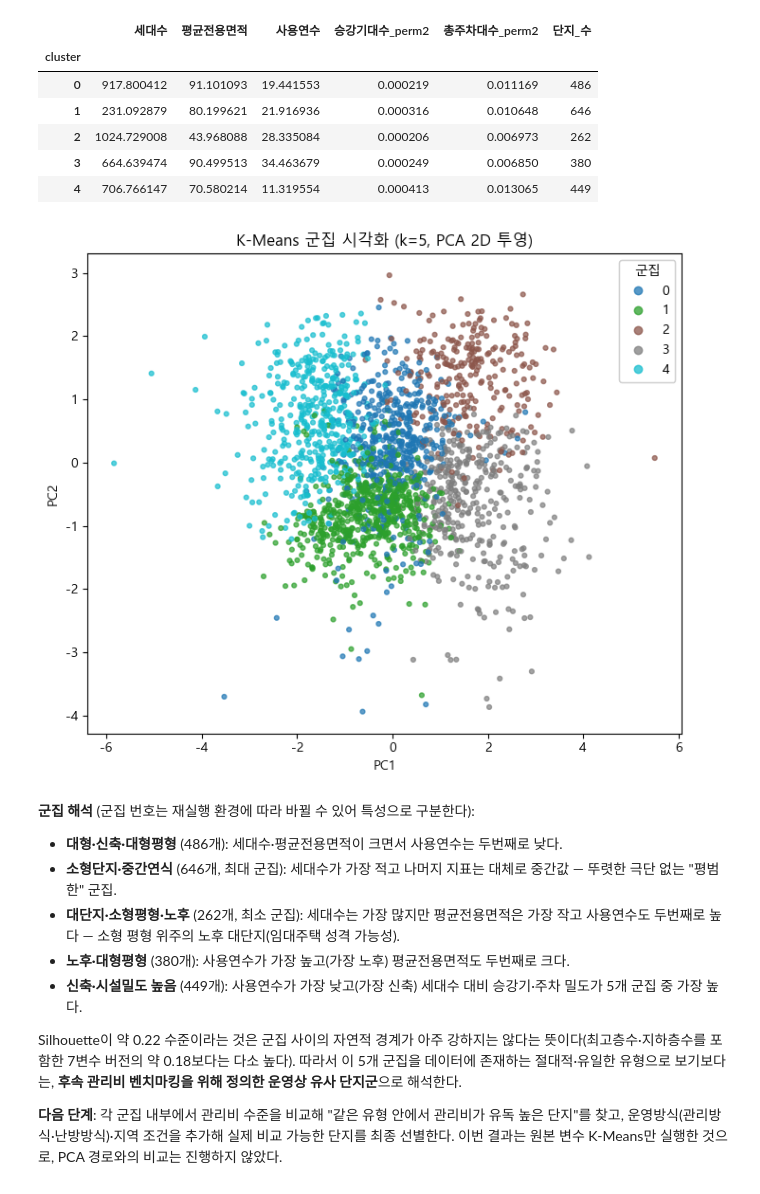
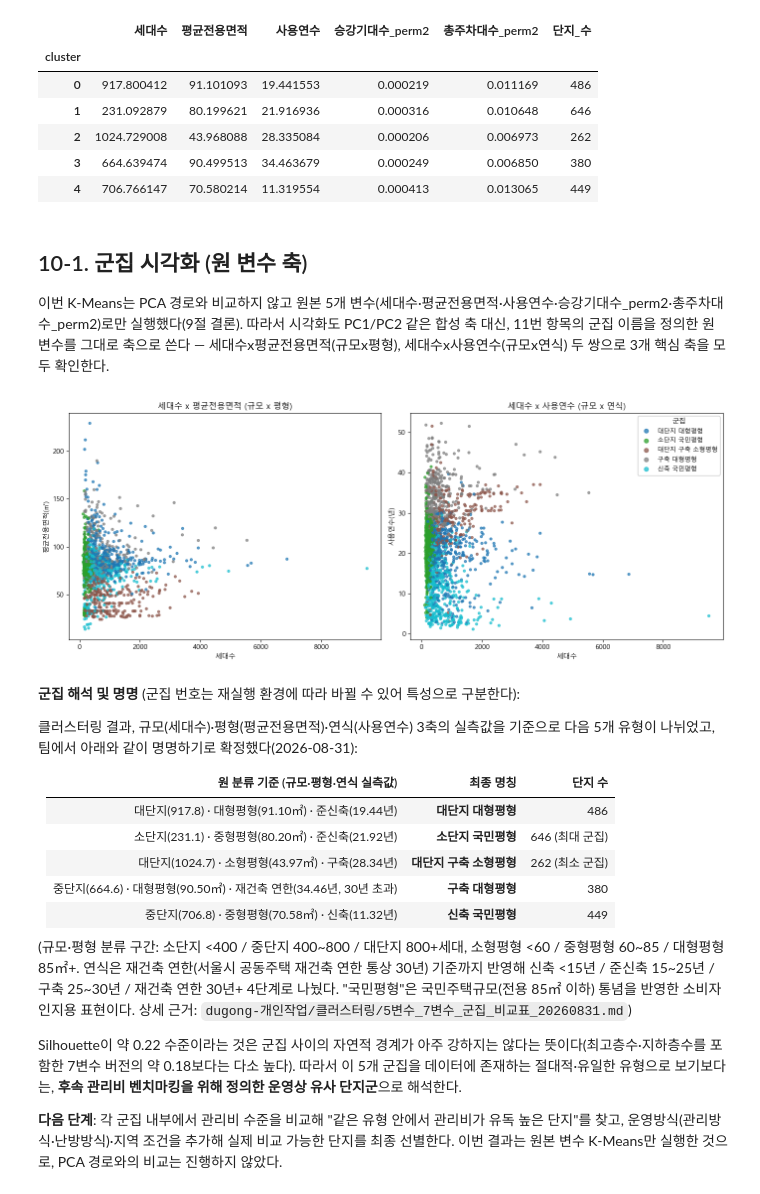
Before and after one commit to roh-git/mlapt_project, a Jupyter notebook: main_analysis.ipynb, the cells around one changed output. Saved outputs shown, nothing was run; the diff lists cells and outputs as text; code cells hidden in the pictures.

Commit message:
analysis: replace PCA scatter with interpretable-axis viz, add cluster naming
- Cell viz'd final K-Means clusters via PCA(2D) projection even though
  PCA was explicitly not adopted for this pipeline (contradicted the
  following markdown cell's own statement). Replaced with two panels
  using the actual variables that define the cluster naming scheme:
  세대수 x 평균전용면적 (규모 x 평형), 세대수 x 사용연수 (규모 x 연식).
- Added the 2026-08-31 team-confirmed cluster names (대단지 대형평형 /
  소단지 국민평형 / 대단지 구축 소형평형 / 구축 대형평형 / 신축 국민평형)
  to the scatter legend and to the interpretation markdown cell, shown
  as a 원 분류 기준 -> 최종 명칭 mapping table.
- Re-executed the notebook end-to-end (no errors).

Co-Authored-By: Claude Sonnet 5 <noreply@anthropic.com>

```diff
--- a/main_analysis.ipynb
+++ b/main_analysis.ipynb
@@ -730,26 +730,49 @@ cluster_profile
 | 2 | 1024.729008 | 43.968088 | 28.335084 | 0.000206 | 0.006973 | 262 |
 | 3 | 664.639474 | 90.499513 | 34.463679 | 0.000249 | 0.006850 | 380 |
 | 4 | 706.766147 | 70.580214 | 11.319554 | 0.000413 | 0.013065 | 449 |
+# %% [markdown]
+## 10-1. 군집 시각화 (원 변수 축)
+
+이번 K-Means는 PCA 경로와 비교하지 않고 원본 5개 변수(세대수·평균전용면적·사용연수·승강기대수_perm2·총주차대수_perm2)로만 실행했다(9절 결론). 따라서 시각화도 PC1/PC2 같은 합성 축 대신, 11번 항목의 군집 이름을 정의한 원 변수를 그대로 축으로 쓴다 — 세대수x평균전용면적(규모x평형), 세대수x사용연수(규모x연식) 두 쌍으로 3개 핵심 축을 모두 확인한다.
 # %%
-# 5차원 표준화 변수를 PCA로 2차원 투영해 군집 분리를 시각적으로 확인
-coords = PCA(n_components=2, random_state=42).fit_transform(X)
-fig, ax = plt.subplots(figsize=(7, 6))
-scatter = ax.scatter(coords[:, 0], coords[:, 1], c=final_labels, cmap='tab10', s=12, alpha=0.7)
-ax.set(title=f'K-Means 군집 시각화 (k={final_k}, PCA 2D 투영)', xlabel='PC1', ylabel='PC2')
-legend = ax.legend(*scatter.legend_elements(), title='군집', loc='best')
-ax.add_artist(legend)
+# PCA 축(PC1/PC2) 대신, 군집 이름을 정의한 원 변수를 그대로 축으로 사용 (10-1절 참고)
+CLUSTER_NAMES = {
+    0: '대단지 대형평형', 1: '소단지 국민평형', 2: '대단지 구축 소형평형',
+    3: '구축 대형평형', 4: '신축 국민평형',
+}
+
+fig, axes = plt.subplots(1, 2, figsize=(14, 5.5))
+
+sc1 = axes[0].scatter(unit_df_with_cluster['세대수'], unit_df_with_cluster['평균전용면적'],
+                       c=final_labels, cmap='tab10', s=12, alpha=0.7)
+axes[0].set(title='세대수 x 평균전용면적 (규모 x 평형)', xlabel='세대수', ylabel='평균전용면적(㎡)')
+
+sc2 = axes[1].scatter(unit_df_with_cluster['세대수'], unit_df_with_cluster['사용연수'],
+                       c=final_labels, cmap='tab10', s=12, alpha=0.7)
+axes[1].set(title='세대수 x 사용연수 (규모 x 연식)', xlabel='세대수', ylabel='사용연수(년)')
+handles, labels = sc2.legend_elements()
+labels = [CLUSTER_NAMES[i] for i in range(len(handles))]
+legend = axes[1].legend(handles, labels, title='군집', loc='best', fontsize=9)
+axes[1].add_artist(legend)
+
 plt.tight_layout()
 plt.show()
 # %% [output]
-[figure, old version]
+[figure, new version]
 # %% [markdown]
-**군집 해석** (군집 번호는 재실행 환경에 따라 바뀔 수 있어 특성으로 구분한다):
+**군집 해석 및 명명** (군집 번호는 재실행 환경에 따라 바뀔 수 있어 특성으로 구분한다):
 
-- **대형·신축·대형평형** (486개): 세대수·평균전용면적이 크면서 사용연수는 두번째로 낮다.
-- **소형단지·중간연식** (646개, 최대 군집): 세대수가 가장 적고 나머지 지표는 대체로 중간값 — 뚜렷한 극단 없는 "평범한" 군집.
-- **대단지·소형평형·노후** (262개, 최소 군집): 세대수는 가장 많지만 평균전용면적은 가장 작고 사용연수도 두번째로 높다 — 소형 평형 위주의 노후 대단지(임대주택 성격 가능성).
-- **노후·대형평형** (380개): 사용연수가 가장 높고(가장 노후) 평균전용면적도 두번째로 크다.
-- **신축·시설밀도 높음** (449개): 사용연수가 가장 낮고(가장 신축) 세대수 대비 승강기·주차 밀도가 5개 군집 중 가장 높다.
+클러스터링 결과, 규모(세대수)·평형(평균전용면적)·연식(사용연수) 3축의 실측값을 기준으로 다음 5개 유형이 나뉘었고, 팀에서 아래와 같이 명명하기로 확정했다(2026-08-31):
+
+| 원 분류 기준 (규모·평형·연식 실측값) | 최종 명칭 | 단지 수 |
+|---|---|---:|
+| 대단지(917.8) · 대형평형(91.10㎡) · 준신축(19.44년) | **대단지 대형평형** | 486 |
+| 소단지(231.1) · 중형평형(80.20㎡) · 준신축(21.92년) | **소단지 국민평형** | 646 (최대 군집) |
+| 대단지(1024.7) · 소형평형(43.97㎡) · 구축(28.34년) | **대단지 구축 소형평형** | 262 (최소 군집) |
+| 중단지(664.6) · 대형평형(90.50㎡) · 재건축 연한(34.46년, 30년 초과) | **구축 대형평형** | 380 |
+| 중단지(706.8) · 중형평형(70.58㎡) · 신축(11.32년) | **신축 국민평형** | 449 |
+
+(규모·평형 분류 구간: 소단지 <400 / 중단지 400~800 / 대단지 800+세대, 소형평형 <60 / 중형평형 60~85 / 대형평형 85㎡+. 연식은 재건축 연한(서울시 공동주택 재건축 연한 통상 30년) 기준까지 반영해 신축 <15년 / 준신축 15~25년 / 구축 25~30년 / 재건축 연한 30년+ 4단계로 나눴다. "국민평형"은 국민주택규모(전용 85㎡ 이하) 통념을 반영한 소비자 인지용 표현이다. 상세 근거: `dugong-개인작업/클러스터링/5변수_7변수_군집_비교표_20260831.md`)
 
 Silhouette이 약 0.22 수준이라는 것은 군집 사이의 자연적 경계가 아주 강하지는 않다는 뜻이다(최고층수·지하층수를 포함한 7변수 버전의 약 0.18보다는 다소 높다). 따라서 이 5개 군집을 데이터에 존재하는 절대적·유일한 유형으로 보기보다는, **후속 관리비 벤치마킹을 위해 정의한 운영상 유사 단지군**으로 해석한다.
 
```
